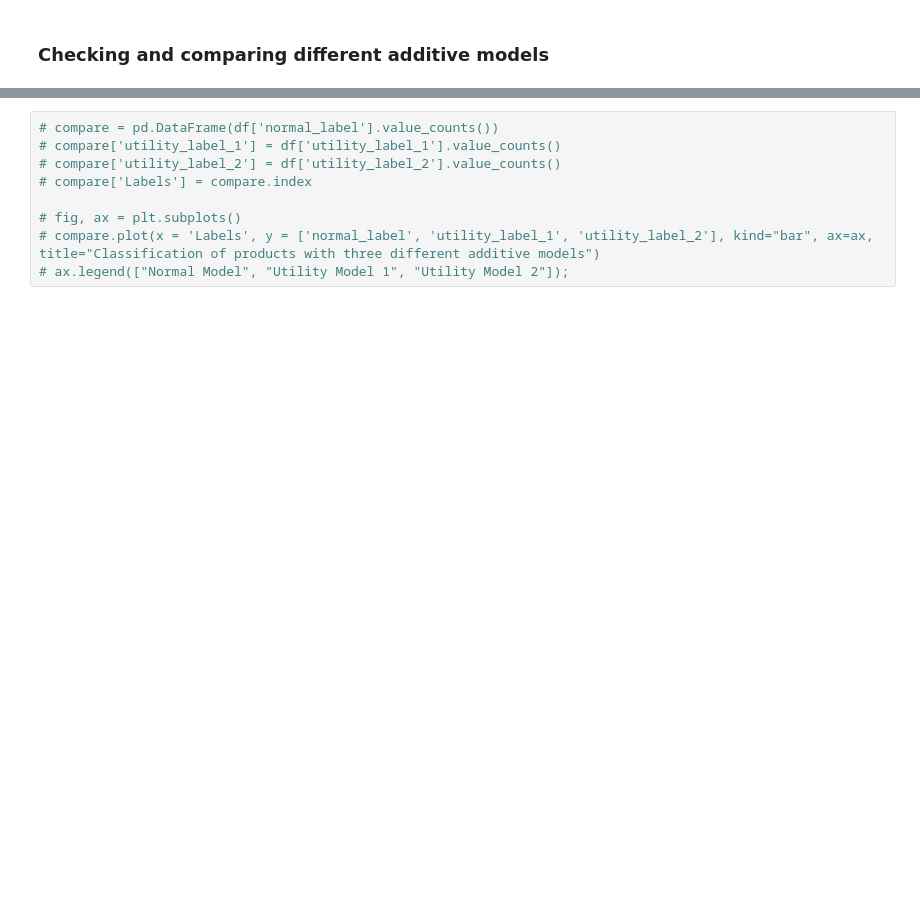
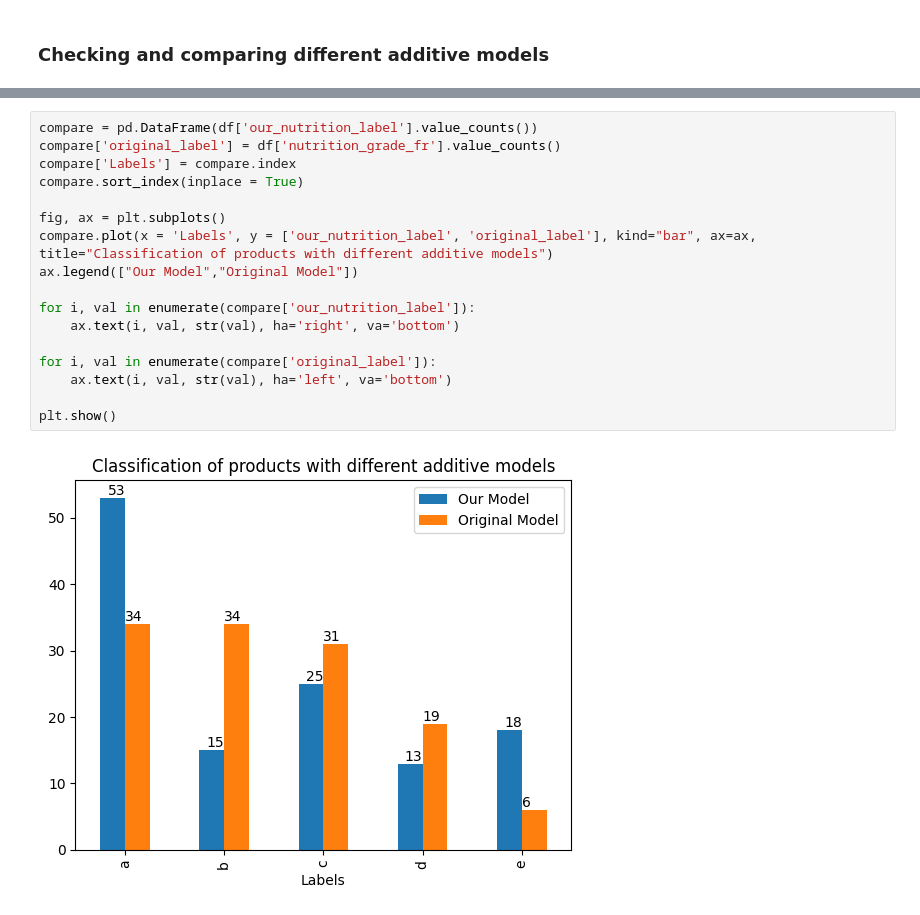
Before and after one commit to risg99/Nutriscore-Label-Decision-Modeling, a Jupyter notebook: code/additive_model.ipynb, the cells around one changed output, grey strips where cells are left out. Drawn from its saved outputs; the diff is of its cells as text; blank space fills up the shorter version.

```diff
--- a/code/additive_model.ipynb
+++ b/code/additive_model.ipynb
@@ -184,9 +145,19 @@ Name: normal_score_matching_nutriscore, dtype: int64
 # %%
-# compare = pd.DataFrame(df['normal_label'].value_counts())
-# compare['utility_label_1'] = df['utility_label_1'].value_counts()
-# compare['utility_label_2'] = df['utility_label_2'].value_counts()
-# compare['Labels'] = compare.index
+compare = pd.DataFrame(df['our_nutrition_label'].value_counts())
+compare['original_label'] = df['nutrition_grade_fr'].value_counts()
+compare['Labels'] = compare.index
+compare.sort_index(inplace = True)
 
-# fig, ax = plt.subplots()
-# compare.plot(x = 'Labels', y = ['normal_label', 'utility_label_1', 'utility_label_2'], kind="bar", ax=ax, title="Classification of products with three different additive models")
-# ax.legend(["Normal Model", "Utility Model 1", "Utility Model 2"]);
+fig, ax = plt.subplots()
+compare.plot(x = 'Labels', y = ['our_nutrition_label', 'original_label'], kind="bar", ax=ax, title="Classification of products with different additive models")
+ax.legend(["Our Model","Original Model"])
+
+for i, val in enumerate(compare['our_nutrition_label']):
+    ax.text(i, val, str(val), ha='right', va='bottom')
+
+for i, val in enumerate(compare['original_label']):
+    ax.text(i, val, str(val), ha='left', va='bottom')
+
+plt.show()
+# %% [output]
+[figure, added]
```
Also changed, not shown: parts of 15 cells of this notebook, 3 other files.
